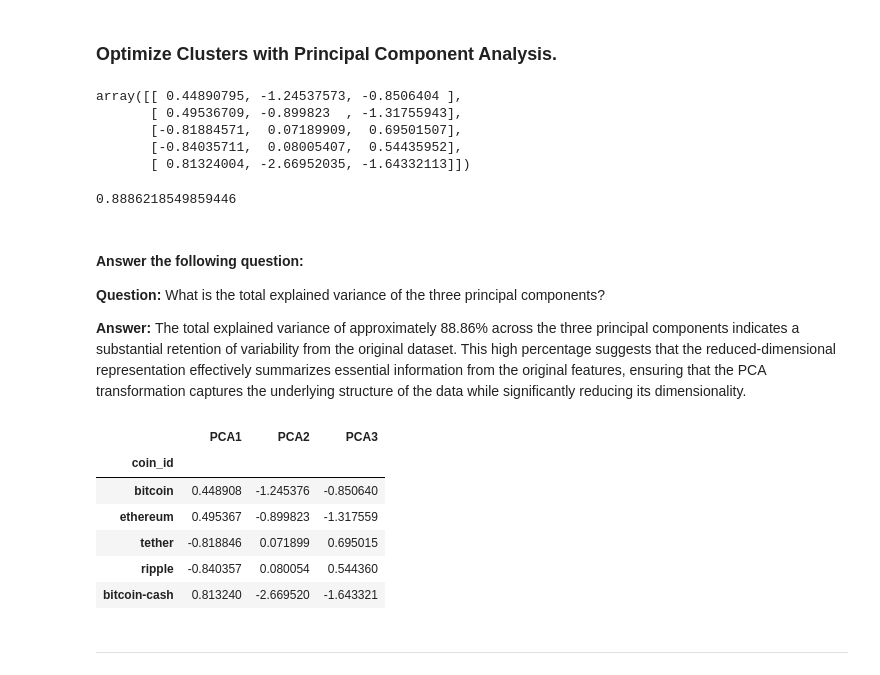
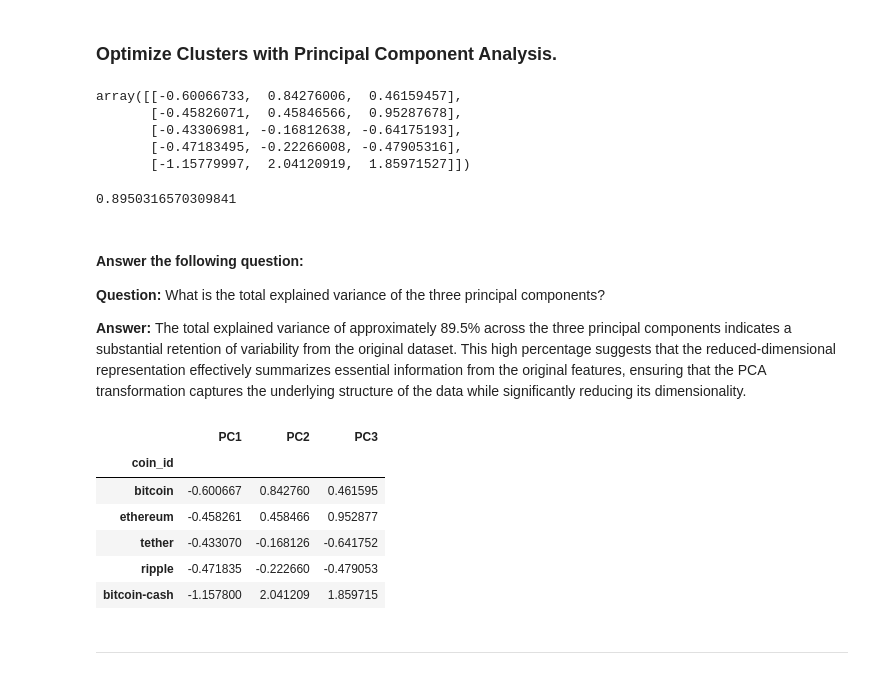
Before and after one commit to Akemp787/Crypto-Clustering, a Jupyter notebook: Crypto_Clustering.ipynb, the cells around one changed output. Drawn from its saved outputs; the diff is of its cells as text; code cells hidden in the pictures.

```diff
--- a/Crypto_Clustering.ipynb
+++ b/Crypto_Clustering.ipynb
@@ -180,9 +197,9 @@ predictions_df.head()
 # %%
 # Add a new column to the DataFrame with the predicted clusters
-predictions_df["predicted_cluster"] = k_4
+df_market_data_scaled['cluster_original'] = clusters
 
-# Display sample data with added "predicted_cluster" column
-predictions_df.head()
+# Display sample data
+df_market_data_scaled.head()
 # %% [output]
 |  | price_change_percentage_24h | price_change_percentage_7d | price_change_percentage_14d | price_change_percentage_30d | ... |
 | coin_id |  |  |  |  | ... |
@@ -208,0 +211,6 @@ market_predictions_df.hvplot.scatter(
+# %%
+# Add a new column to the DataFrame with the predicted clusters
+df_market_data_scaled['cluster_original'] = clusters
+
+# Display sample data
+df_market_data_scaled.head()
@@ -212,59 +255,57 @@ market_predictions_df.hvplot.scatter(
 ### Optimize Clusters with Principal Component Analysis.
 # %%
 # Create a PCA model instance and set `n_components=3`.
-pca_model = PCA(n_components=3)
+pca_model = PCA(n_components = 3)
+
+# coming back to the original data
+df_market_data_scaled_no_clusters = df_market_data_scaled.drop(columns='cluster_original')
 # %%
-# Use the PCA model with `fit_transform` to reduce to
-# three principal components.
-market_data_pca = pca.fit_transform(market_predictions_df)
+# Use the PCA model with `fit_transform` to reduce to three principal components.
+market_data_pca = pca.fit_transform(df_market_data_scaled_no_clusters)
 
 # View the first five rows of the DataFrame.
-market_data_pca[: 5]
+market_data_pca[0:5]
 # %% [output]
-array([[ 0.44890795, -1.24537573, -0.8506404 ],
-       [ 0.49536709, -0.899823  , -1.31755943],
-       [-0.81884571,  0.07189909,  0.69501507],
-       [-0.84035711,  0.08005407,  0.54435952],
-       [ 0.81324004, -2.66952035, -1.64332113]])
+array([[-0.60066733,  0.84276006,  0.46159457],
+       [-0.45826071,  0.45846566,  0.95287678],
+       [-0.43306981, -0.16812638, -0.64175193],
+       [-0.47183495, -0.22266008, -0.47905316],
+       [-1.15779997,  2.04120919,  1.85971527]])
 # %%
-# Retrieve the explained variance to determine how much information
-# can be attributed to each principal component.
+# Retrieve the explained variance to determine how much information can be attributed to each principal component.
 pca.explained_variance_ratio_
 
-sum(pca.explained_variance_ratio_)
+# Total explained variance with 3 components
+pca.explained_variance_ratio_.sum()
 # %% [output]
-0.8886218549859446
+0.8950316570309841
 # %% [markdown]
 #### Answer the following question:
 
 **Question:** What is the total explained variance of the three principal components?
 
 **Answer:**
-The total explained variance of approximately 88.86% across the three principal components indicates a substantial retention of variability from the original dataset. This high percentage suggests that the reduced-dimensional representation effectively summarizes essential information from the original features, ensuring that the PCA transformation captures the underlying structure of the data while significantly reducing its dimensionality.
+The total explained variance of approximately 89.5% across the three principal components indicates a substantial retention of variability from the original dataset. This high percentage suggests that the reduced-dimensional representation effectively summarizes essential information from the original features, ensuring that the PCA transformation captures the underlying structure of the data while significantly reducing its dimensionality.
 # %%
-# Create a new DataFrame with the PCA data.
-market_pca_df = pd.DataFrame(
-    market_data_pca,
-    columns = ["PCA1", "PCA2", "PCA3"]
-)
+# Creating a new DataFrame with the PCA data
+df_market_data_pca = pd.DataFrame(market_data_pca, columns=['PC1','PC2','PC3'])
 
 # Copy the crypto names from the original data
-market_pca_df['coin_id'] = df_market_data.index
+df_market_data_pca['coin_id'] = df_market_data_scaled.index
 
-
-# Set the coinid column as index
-market_pca_df = market_pca_df.set_index("coin_id")
+# Set the coin_id column as index
+df_market_data_pca = df_market_data_pca.set_index('coin_id')
 
 # Display sample data
-market_pca_df.head()
+df_market_data_pca.head()
 # %% [output]
-|  | PCA1 | PCA2 | PCA3 |
+|  | PC1 | PC2 | PC3 |
 | coin_id |  |  |  |
-| bitcoin | 0.448908 | -1.245376 | -0.850640 |
-| ethereum | 0.495367 | -0.899823 | -1.317559 |
-| tether | -0.818846 | 0.071899 | 0.695015 |
-| ripple | -0.840357 | 0.080054 | 0.544360 |
-| bitcoin-cash | 0.813240 | -2.669520 | -1.643321 |
+| bitcoin | -0.600667 | 0.842760 | 0.461595 |
+| ethereum | -0.458261 | 0.458466 | 0.952877 |
+| tether | -0.433070 | -0.168126 | -0.641752 |
+| ripple | -0.471835 | -0.222660 | -0.479053 |
+| bitcoin-cash | -1.157800 | 2.041209 | 1.859715 |
 # %% [markdown]
 ---
 # %% [markdown]
```
Also changed, not shown: parts of 31 cells of this notebook.
